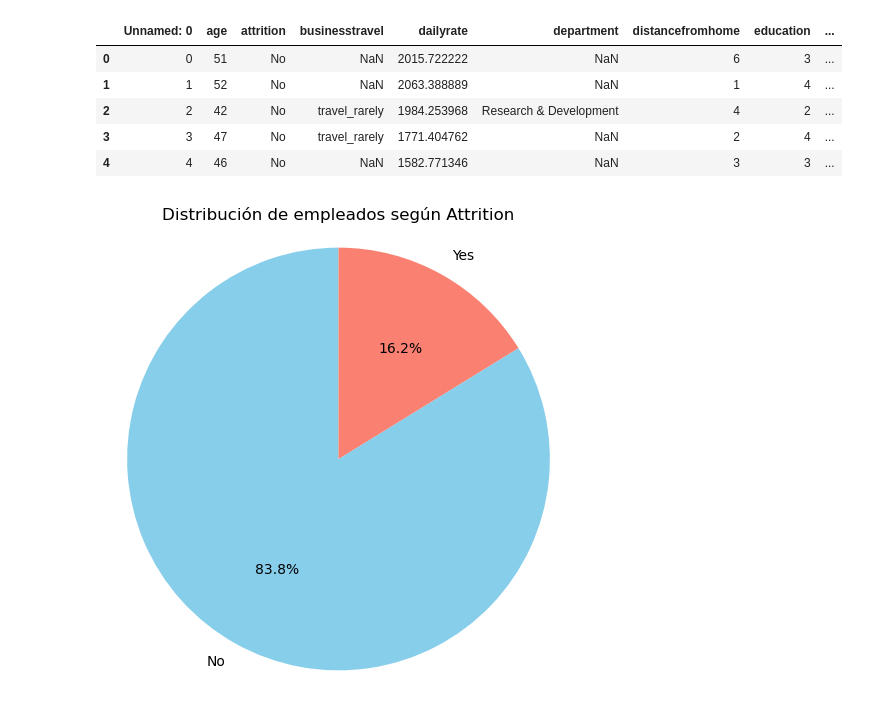
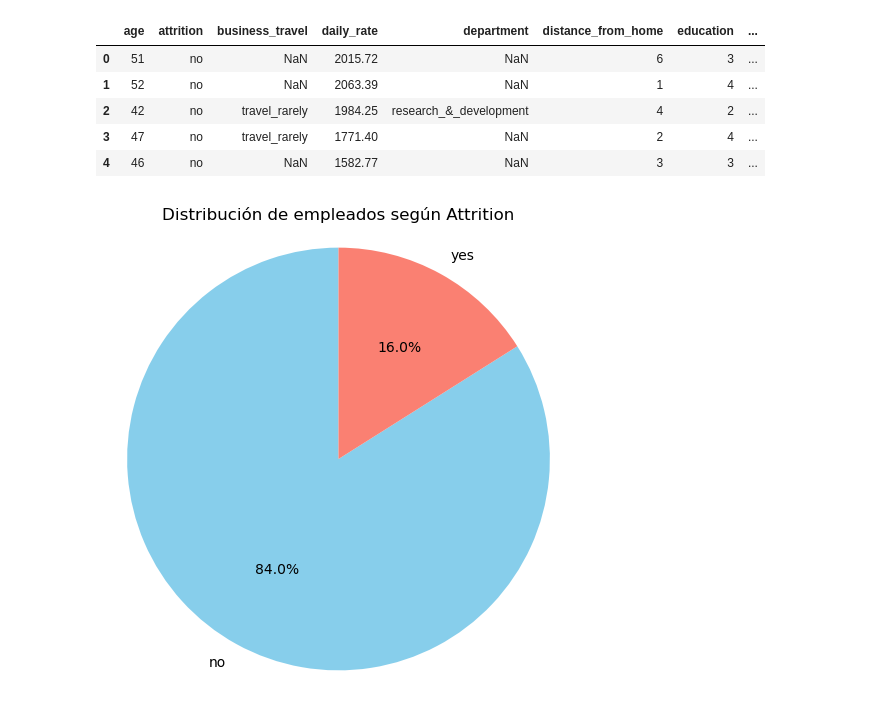
Before and after one commit to xcgrisales/project-da-promo-50-modulo-3-team-4, a Jupyter notebook: prueba_visualizacion.ipynb, the cells around one changed output. Saved outputs shown, nothing was run; the diff lists cells and outputs as text; code cells hidden in the pictures.

```diff
--- a/prueba_visualizacion.ipynb
+++ b/prueba_visualizacion.ipynb
@@ -13,15 +12,15 @@ warnings.filterwarnings("ignore")
 # Configuración
 pd.set_option('display.max_columns', None)
 # %%
-df = pd.read_csv("spaces_hr_raw_data.csv")
+df = pd.read_csv("df_final.csv")
 df.head()
 # %% [output]
-|  | Unnamed: 0 | age | attrition | businesstravel | dailyrate | department | distancefromhome | education | ... |
-| 0 | 0 | 51 | No | NaN | 2015.722222 | NaN | 6 | 3 | ... |
-| 1 | 1 | 52 | No | NaN | 2063.388889 | NaN | 1 | 4 | ... |
-| 2 | 2 | 42 | No | travel_rarely | 1984.253968 | Research & Development | 4 | 2 | ... |
-| 3 | 3 | 47 | No | travel_rarely | 1771.404762 | NaN | 2 | 4 | ... |
-| 4 | 4 | 46 | No | NaN | 1582.771346 | NaN | 3 | 3 | ... |
+|  | age | attrition | business_travel | daily_rate | department | distance_from_home | education | ... |
+| 0 | 51 | no | NaN | 2015.72 | NaN | 6 | 3 | ... |
+| 1 | 52 | no | NaN | 2063.39 | NaN | 1 | 4 | ... |
+| 2 | 42 | no | travel_rarely | 1984.25 | research_&_development | 4 | 2 | ... |
+| 3 | 47 | no | travel_rarely | 1771.40 | NaN | 2 | 4 | ... |
+| 4 | 46 | no | NaN | 1582.77 | NaN | 3 | 3 | ... |
 # %%
 conteo = df['attrition'].value_counts()
 
@@ -32,4 +31,4 @@ plt.title("Distribución de empleados según Attrition")
 plt.axis('equal')
 plt.show()
 # %% [output]
-[figure, old version]
+[figure, new version]
```
Also changed, not shown: parts of 55 cells of this notebook.
